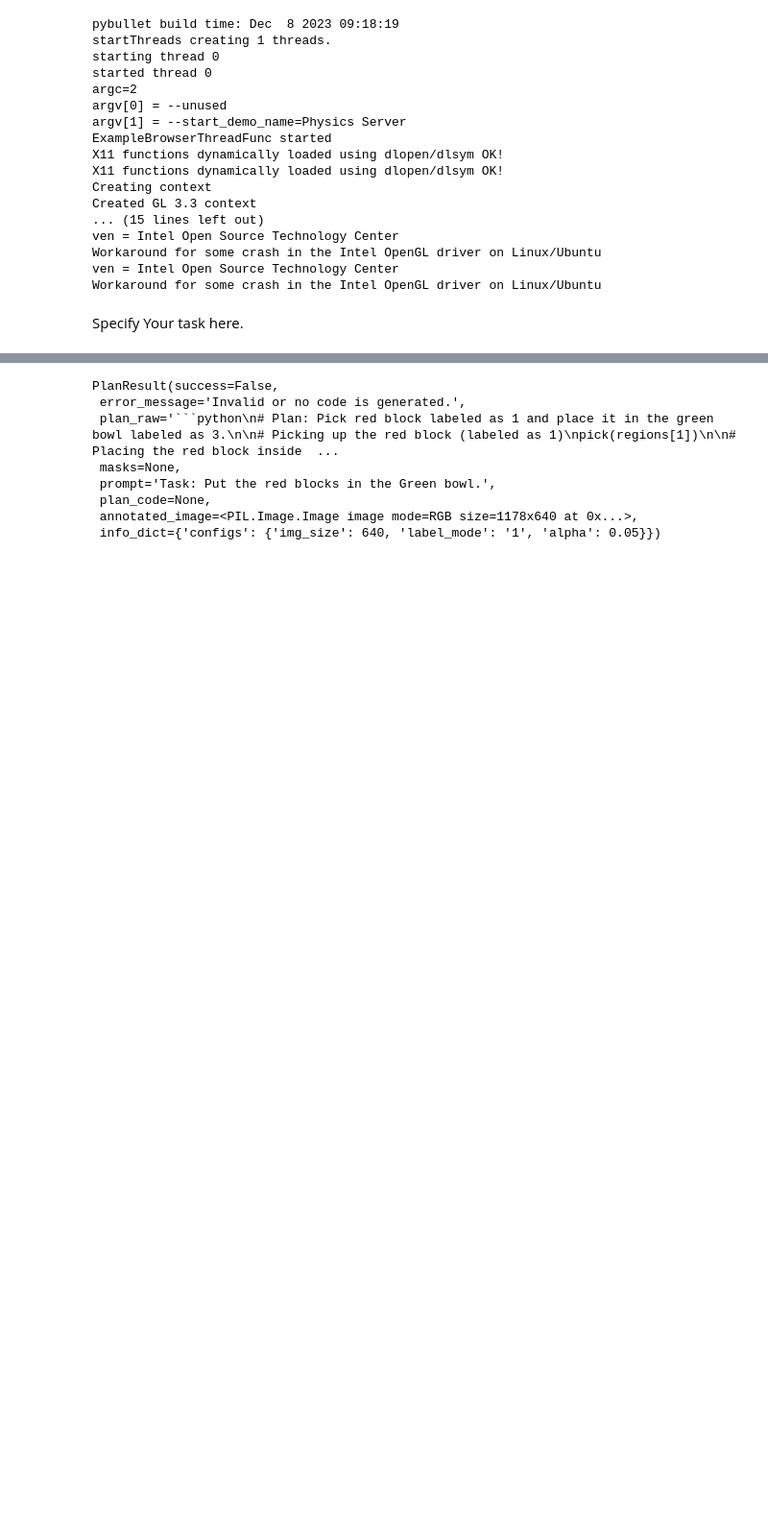
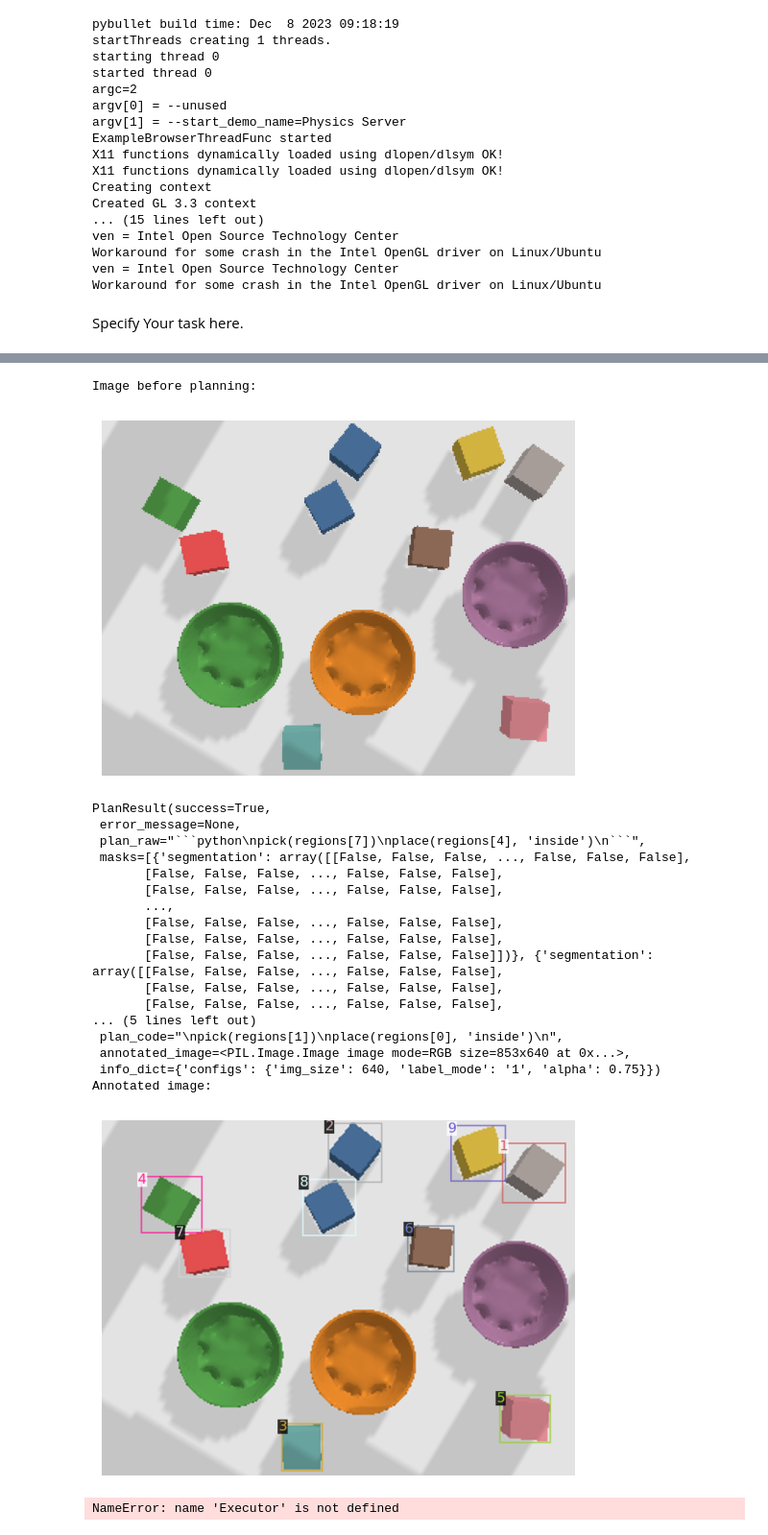
Before and after one commit to likaixin2000/GPT4V-Planner, a Jupyter notebook: experiment.ipynb, the cells around one changed output, grey strips where cells are left out. Shown at 96% size. Drawn from its saved outputs; the diff is of its cells as text; code cells hidden in the pictures; blank space fills up the shorter version.

````diff
--- a/experiment.ipynb
+++ b/experiment.ipynb
@@ -97,16 +164,29 @@ PlanResult(success=True,
  info_dict={'configs': {'img_size': 640, 'label_mode': '1', 'alpha': 0.05}})
 # %%
 agent = agent_factory("DetVLM")
-plan_result = agent.plan(prompt, image)
-plan_result
+agent.configs["img_size"] = 640
+plan_result = run_experiment(env, agent, prompt)
 # %% [output]
-PlanResult(success=False,
- error_message='Invalid or no code is generated.',
- plan_raw='```python\n# Plan: Pick red block labeled as 1 and place it in the green bowl labeled as 3.\n\n# Picking up the red block (labeled as 1)\npick(regions[1])\n\n# Placing the red block inside  ...
- masks=None,
- prompt='Task: Put the red blocks in the Green bowl.',
- plan_code=None,
- annotated_image=<PIL.Image.Image image mode=RGB size=1178x640 at 0x...>,
- info_dict={'configs': {'img_size': 640, 'label_mode': '1', 'alpha': 0.05}})
+Image before planning:
+[figure, added]
+PlanResult(success=True,
+ error_message=None,
+ plan_raw="```python\npick(regions[7])\nplace(regions[4], 'inside')\n```",
+ masks=[{'segmentation': array([[False, False, False, ..., False, False, False],
+       [False, False, False, ..., False, False, False],
+       [False, False, False, ..., False, False, False],
+       ...,
+       [False, False, False, ..., False, False, False],
+       [False, False, False, ..., False, False, False],
+       [False, False, False, ..., False, False, False]])}, {'segmentation': array([[False, False, False, ..., False, False, False],
+       [False, False, False, ..., False, False, False],
+       [False, False, False, ..., False, False, False],
+... (5 lines left out)
+ plan_code="\npick(regions[1])\nplace(regions[0], 'inside')\n",
+ annotated_image=<PIL.Image.Image image mode=RGB size=853x640 at 0x...>,
+ info_dict={'configs': {'img_size': 640, 'label_mode': '1', 'alpha': 0.75}})
+Annotated image:
+[figure, added]
+NameError: name 'Executor' is not defined
 # %%
 agent = agent_factory("DetLLM")
````
Also changed, not shown: parts of 13 cells of this notebook, 11 other files.
